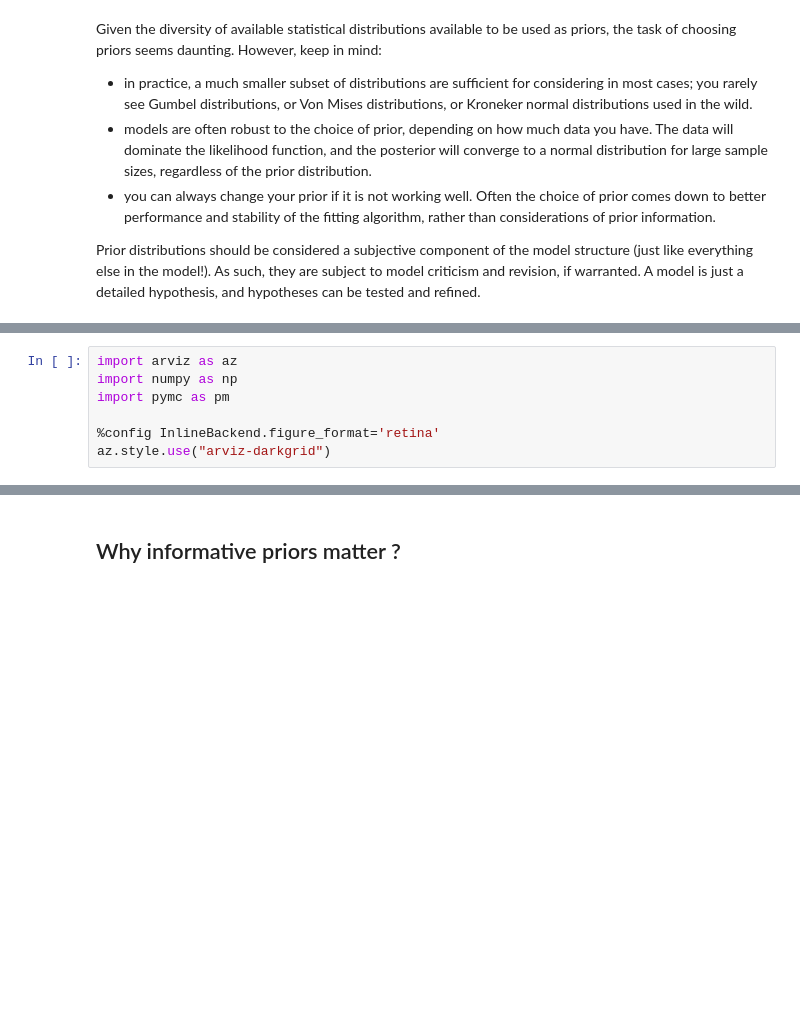
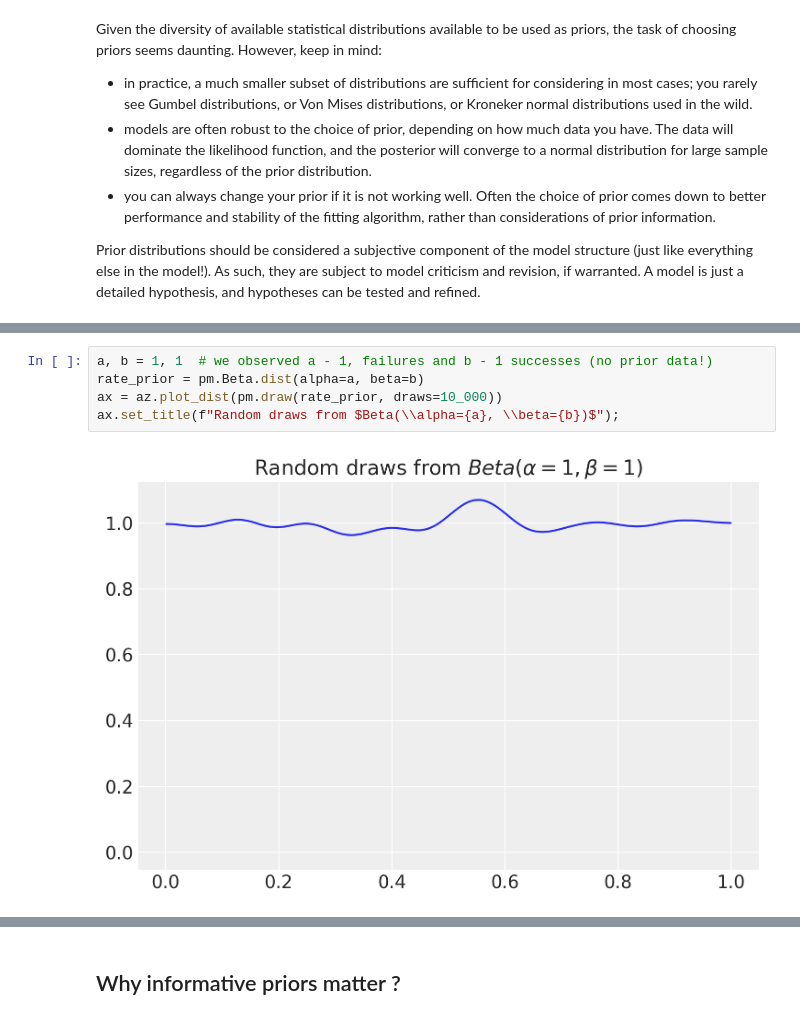
Before and after one commit to fonnesbeck/bayes_course_june_2024, a Jupyter notebook: notebooks/Section1_2-Choosing_Priors.ipynb, the cells around one changed output, grey strips where cells are left out. Saved outputs shown, nothing was run; the diff lists cells and outputs as text; blank space fills up the shorter version.

Commit message:
Updates to priors notebook

```diff
--- a/notebooks/Section1_2-Choosing_Priors.ipynb
+++ b/notebooks/Section1_2-Choosing_Priors.ipynb
@@ -74,7 +63,0 @@ Let's try to encode reasonable assumption about the height of women in Manaus, a
-# %%
-import arviz as az
-import numpy as np
-import pymc as pm
-
-%config InlineBackend.figure_format='retina'
-az.style.use("arviz-darkgrid")
@@ -277,0 +95,7 @@ There is no single correct answer here!
+# %%
+a, b = 1, 1  # we observed a - 1, failures and b - 1 successes (no prior data!)
+rate_prior = pm.Beta.dist(alpha=a, beta=b)
+ax = az.plot_dist(pm.draw(rate_prior, draws=10_000))
+ax.set_title(f"Random draws from $Beta(\\alpha={a}, \\beta={b})$");
+# %% [output]
+[figure, added]
```
Also changed, not shown: parts of 44 cells of this notebook.
